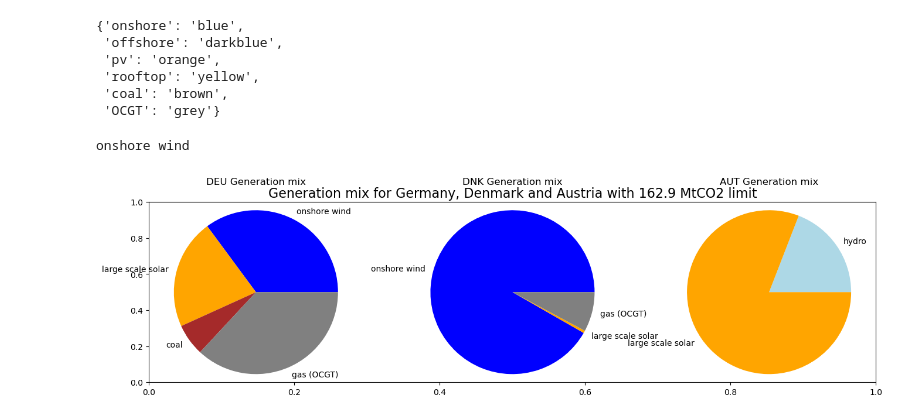
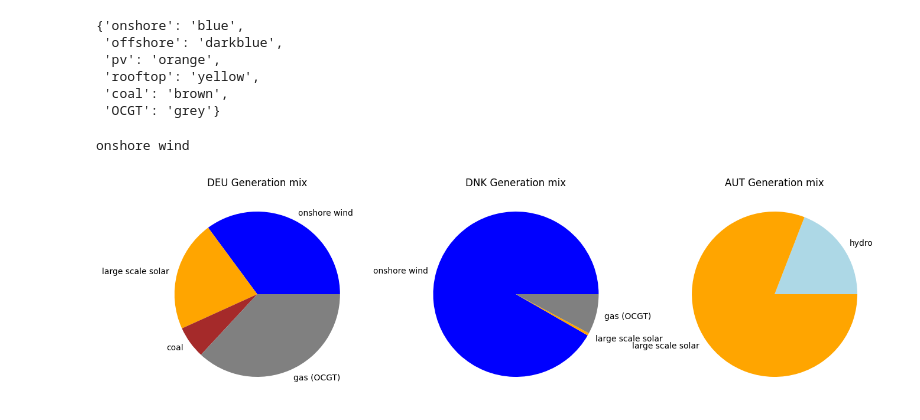
Before and after one commit to alex-catruc/IntegratedEG, a Jupyter notebook: AssignmentF-H.ipynb, the cells around one changed output. Drawn from its saved outputs; the diff is of its cells as text; code cells hidden in the pictures.

```diff
--- a/AssignmentF-H.ipynb
+++ b/AssignmentF-H.ipynb
@@ -330,7 +326,7 @@ colors
  'OCGT': 'grey'}
 # %%
 plt.figure(figsize=(16, 4))
-plt.title(f'Generation mix for Germany, Denmark and Austria with {CO2_limit} MtCO2 limit', fontsize=16)
+#plt.title(f'Generation mix for Germany, Denmark and Austria with {CO2_limit} MtCO2 limit', fontsize=16)
 colors_all = {'onshore wind': 'blue',
                'offshore wind': 'darkblue',
                'large scale solar': 'orange',
@@ -387,34 +383,34 @@ for country in countries:
             colors=colors,
             labels=labels,
             wedgeprops={'linewidth':0})
       plt.axis('equal')
 
       plt.title(f'{country} Generation mix', y=1.07)
 
 
    if country == "AUT":
       labels = ['hydro',
                'large scale solar',
                'gas (OCGT)']
       sizes = [n.storage_units_t.p['hydroAUT'].sum(),
                   n.generators_t.p[f'PV{country}'].sum(),
                   n.generators_t.p[f'OCGT{country}'].sum()]
 
       labels = [labels[i] for i in range(len(labels)) if sizes[i] > 0]
       sizes = [x for x in sizes if x > 0]
       colors = [colors_all[label] for label in labels]
 
       plt.subplot(1, 3, 3)
       plt.pie(sizes,
             colors=colors,
             labels=labels,
             wedgeprops={'linewidth':0})
       plt.axis('equal')
 
       plt.title(f'{country} Generation mix', y=1.07)
 # %% [output]
 onshore wind
-[figure, old version]
+[figure, new version]
 # %%
 n.lines_t.p0.plot(figsize=(16, 4), alpha=0.5)
 # %% [output]
```
Also changed, not shown: parts of 20 cells of this notebook, 1 other file.
